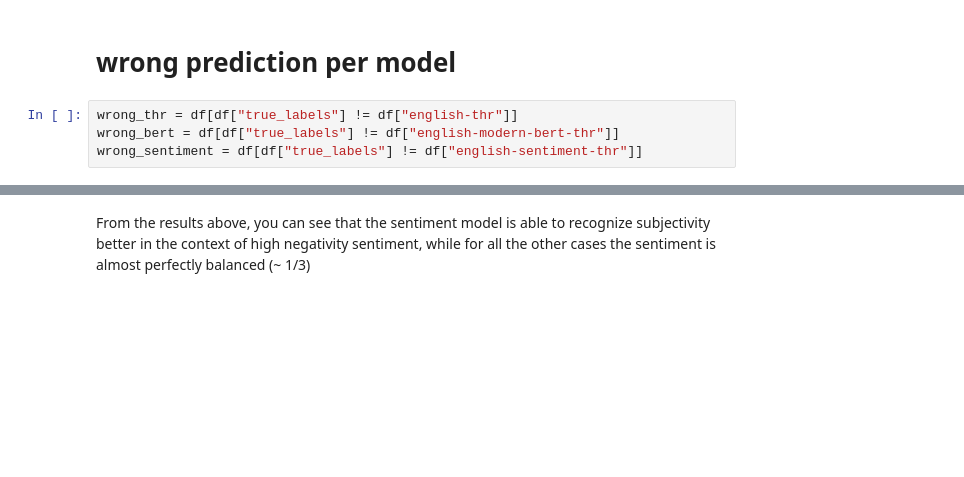
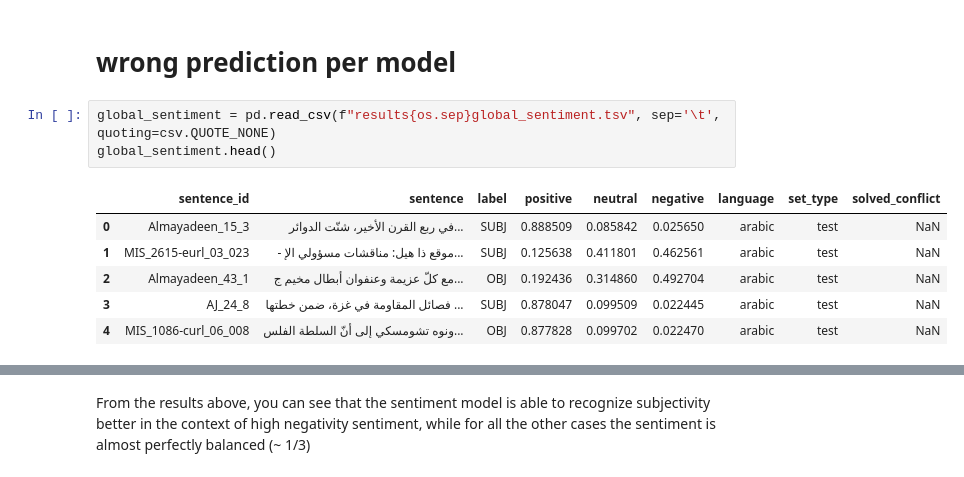
Before and after one commit to MatteoFasulo/clef2025-checkthat, a Jupyter notebook: error_analysis.ipynb, the cells around one changed output, grey strips where cells are left out. Drawn from its saved outputs; the diff is of its cells as text; blank space fills up the shorter version.

```diff
--- a/error_analysis.ipynb
+++ b/error_analysis.ipynb
@@ -77,7 +77,13 @@ filepath = os.path.join(save_dir, "global_sentiment.tsv")
 combined_df.to_csv(filepath, index=False, sep='\t')
 # %% [markdown]
 # wrong prediction per model
-# %%
-wrong_thr = df[df["true_labels"] != df["english-thr"]]
-wrong_bert = df[df["true_labels"] != df["english-modern-bert-thr"]]
-wrong_sentiment = df[df["true_labels"] != df["english-sentiment-thr"]]
+# %%
+global_sentiment = pd.read_csv(f"results{os.sep}global_sentiment.tsv", sep='\t', quoting=csv.QUOTE_NONE)
+global_sentiment.head()
+# %% [output]
+|  | sentence_id | sentence | label | positive | neutral | negative | language | set_type | solved_conflict |
+| 0 | Almayadeen_15_3 | في ربع القرن الأخير، شنّت الدوائر... | SUBJ | 0.888509 | 0.085842 | 0.025650 | arabic | test | NaN |
+| 1 | MIS_2615-eurl_03_023 | - موقع ذا هيل: مناقشات مسؤولي الإ... | SUBJ | 0.125638 | 0.411801 | 0.462561 | arabic | test | NaN |
+| 2 | Almayadeen_43_1 | مع كلّ عزيمة وعنفوان أبطال مخيم ج... | OBJ | 0.192436 | 0.314860 | 0.492704 | arabic | test | NaN |
+| 3 | AJ_24_8 | فصائل المقاومة في غزة، ضمن خطتها ... | SUBJ | 0.878047 | 0.099509 | 0.022445 | arabic | test | NaN |
+| 4 | MIS_1086-curl_06_008 | ونوه تشومسكي إلى أنّ السلطة الفلس... | OBJ | 0.877828 | 0.099702 | 0.022470 | arabic | test | NaN |
```
Also changed, not shown: parts of 6 cells of this notebook, 4 other files.
